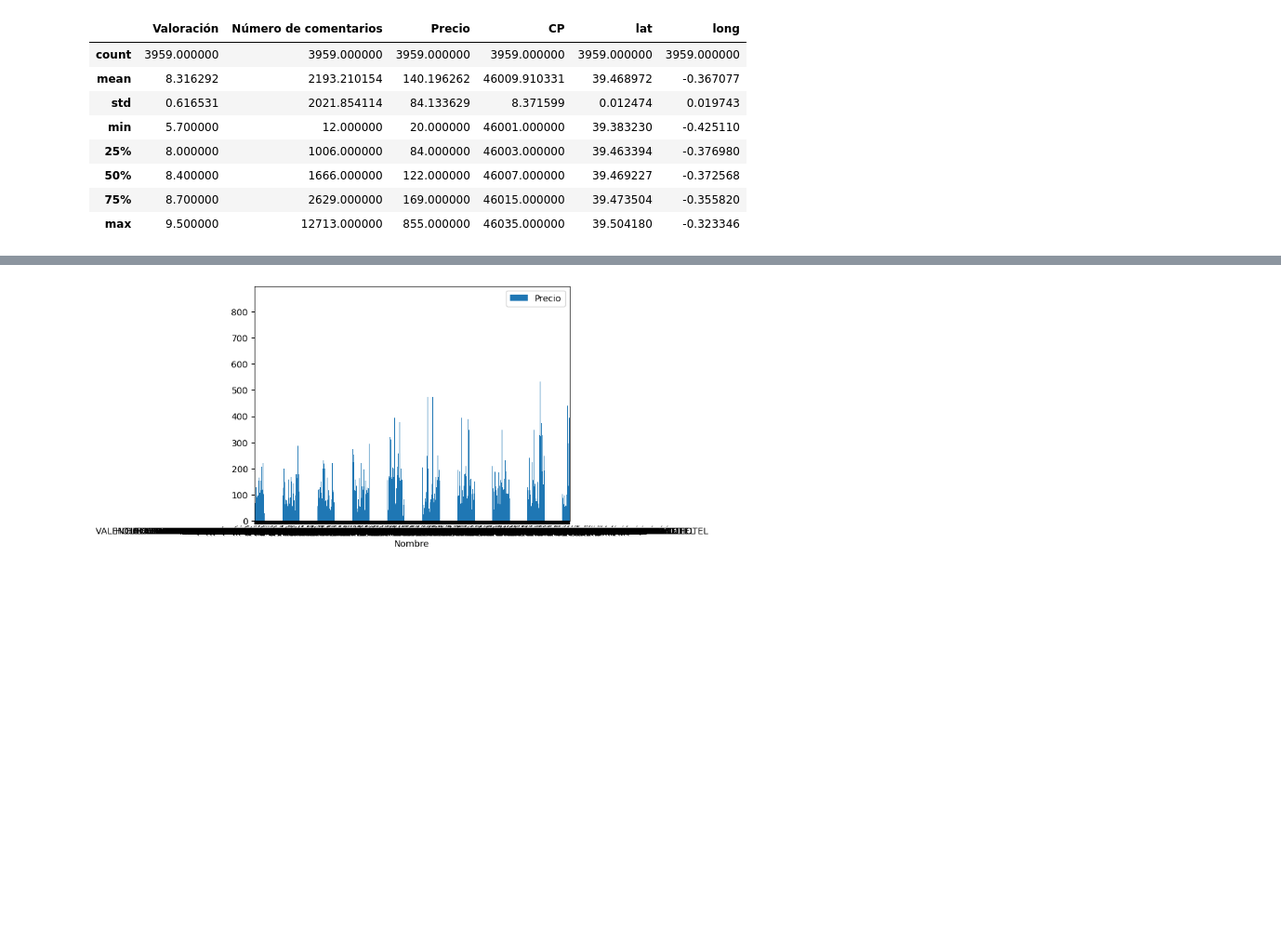
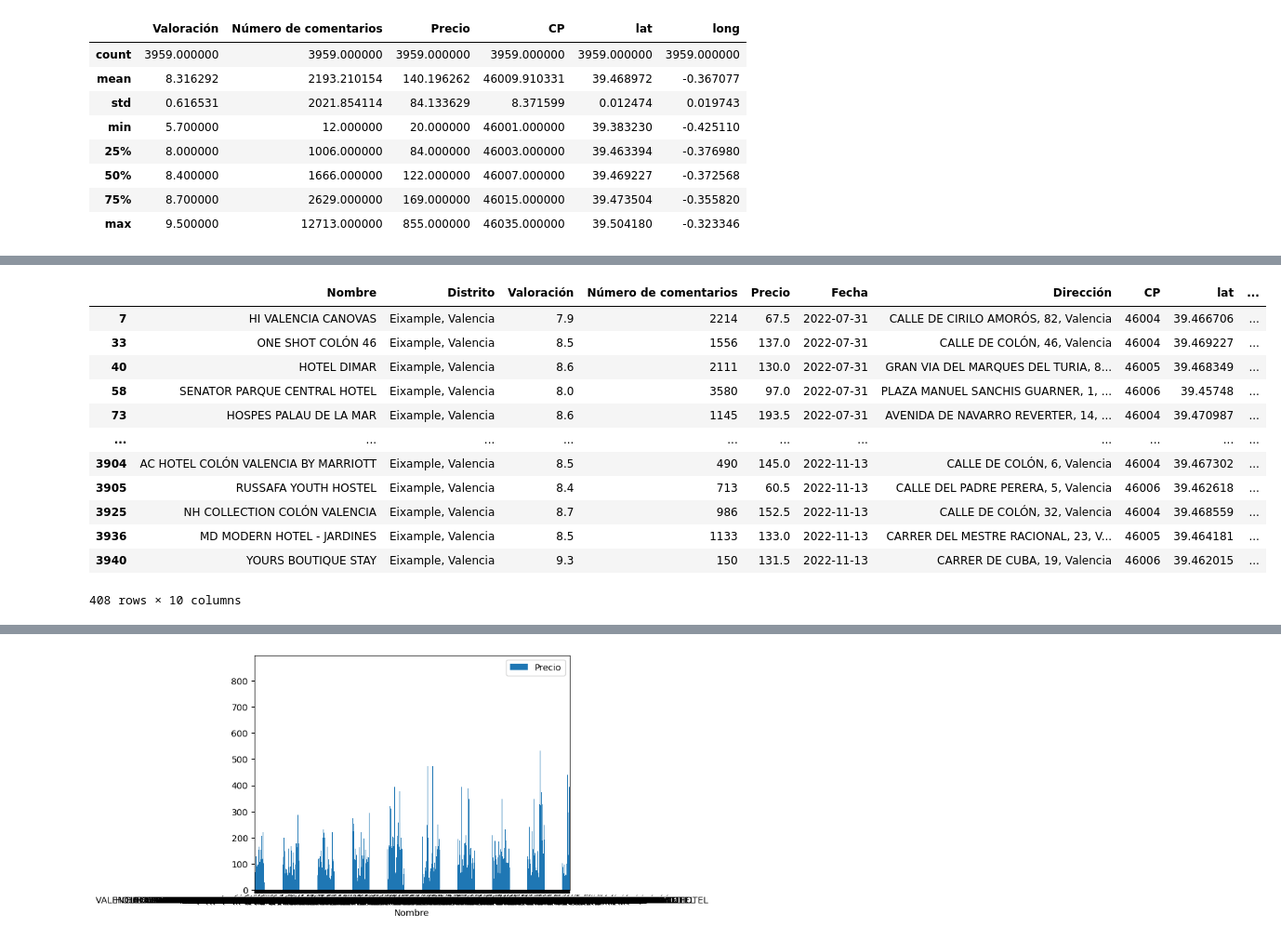
Before and after one commit to LMmansilla/Grupo14_Procesamiento, a Jupyter notebook: PD_valencia_hoteles.ipynb, the cells around one changed output, grey strips where cells are left out. Shown: that part at 93% size. Drawn from its saved outputs; the diff is of its cells as text; code cells hidden in the pictures; blank space fills up the shorter version.

```diff
--- a/PD_valencia_hoteles.ipynb
+++ b/PD_valencia_hoteles.ipynb
@@ -41,0 +257,17 @@ precios_hoteles.describe()
+# %%
+Eixample = precios_hoteles[precios_hoteles['Distrito']== 'Eixample, Valencia']
+Eixample
+# %% [output]
+|  | Nombre | Distrito | Valoración | Número de comentarios | Precio | Fecha | Dirección | CP | lat | ... |
+| 7 | HI VALENCIA CANOVAS | Eixample, Valencia | 7.9 | 2214 | 67.5 | 2022-07-31 | CALLE DE CIRILO AMORÓS, 82, Valencia | 46004 | 39.466706 | ... |
+| 33 | ONE SHOT COLÓN 46 | Eixample, Valencia | 8.5 | 1556 | 137.0 | 2022-07-31 | CALLE DE COLÓN, 46, Valencia | 46004 | 39.469227 | ... |
+| 40 | HOTEL DIMAR | Eixample, Valencia | 8.6 | 2111 | 130.0 | 2022-07-31 | GRAN VIA DEL MARQUES DEL TURIA, 8... | 46005 | 39.468349 | ... |
+| 58 | SENATOR PARQUE CENTRAL HOTEL | Eixample, Valencia | 8.0 | 3580 | 97.0 | 2022-07-31 | PLAZA MANUEL SANCHIS GUARNER, 1, ... | 46006 | 39.45748 | ... |
+| 73 | HOSPES PALAU DE LA MAR | Eixample, Valencia | 8.6 | 1145 | 193.5 | 2022-07-31 | AVENIDA DE NAVARRO REVERTER, 14, ... | 46004 | 39.470987 | ... |
+| ... | ... | ... | ... | ... | ... | ... | ... | ... | ... | ... |
+| 3904 | AC HOTEL COLÓN VALENCIA BY MARRIOTT | Eixample, Valencia | 8.5 | 490 | 145.0 | 2022-11-13 | CALLE DE COLÓN, 6, Valencia | 46004 | 39.467302 | ... |
+| 3905 | RUSSAFA YOUTH HOSTEL | Eixample, Valencia | 8.4 | 713 | 60.5 | 2022-11-13 | CALLE DEL PADRE PERERA, 5, Valencia | 46006 | 39.462618 | ... |
+| 3925 | NH COLLECTION COLÓN VALENCIA | Eixample, Valencia | 8.7 | 986 | 152.5 | 2022-11-13 | CALLE DE COLÓN, 32, Valencia | 46004 | 39.468559 | ... |
+| 3936 | MD MODERN HOTEL - JARDINES | Eixample, Valencia | 8.5 | 1133 | 133.0 | 2022-11-13 | CARRER DEL MESTRE RACIONAL, 23, V... | 46005 | 39.464181 | ... |
+| 3940 | YOURS BOUTIQUE STAY | Eixample, Valencia | 9.3 | 150 | 131.5 | 2022-11-13 | CARRER DE CUBA, 19, Valencia | 46006 | 39.462015 | ... |
+408 rows × 10 columns
```
Also changed, not shown: parts of 17 cells of this notebook.
